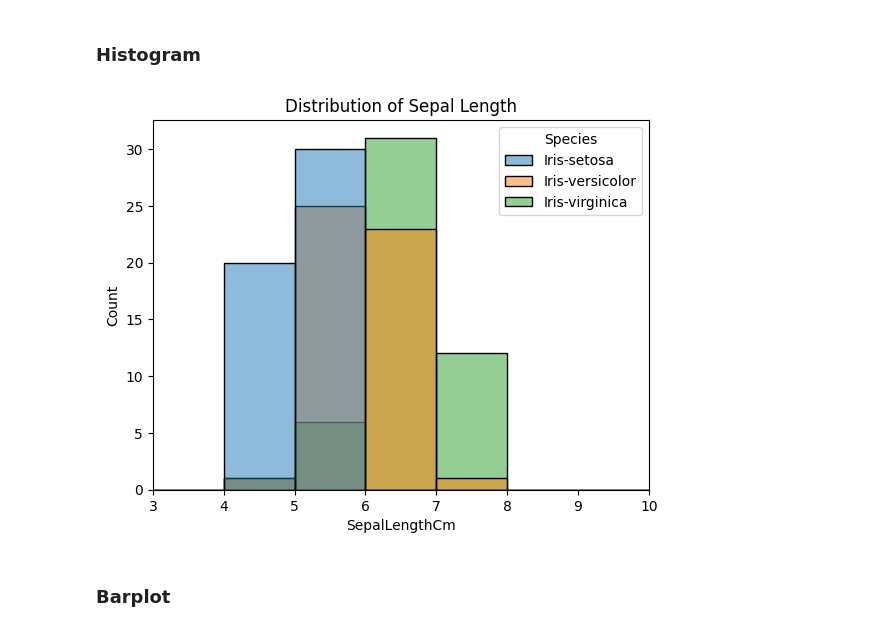
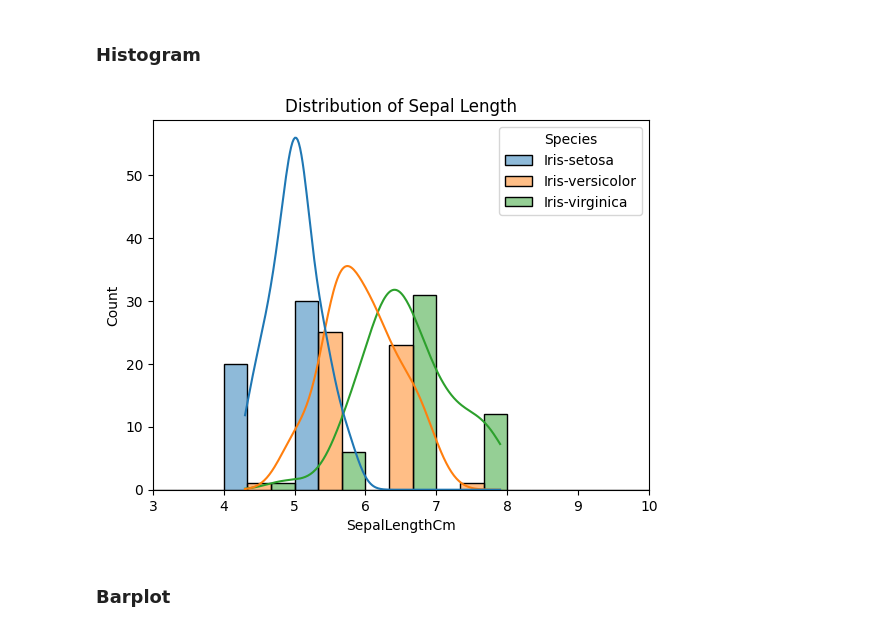
Before and after one commit to Tej1109/MLP_Pracs, a Jupyter notebook: Tejas_MLP_Experiment_1.ipynb, the cells around one changed output. Saved outputs shown, nothing was run; the diff lists cells and outputs as text; code cells hidden in the pictures.

```diff
--- a/Tejas_MLP_Experiment_1.ipynb
+++ b/Tejas_MLP_Experiment_1.ipynb
@@ -40,12 +40,12 @@ Text(0.5, 1.0, 'Checking Collinearity of SepalLength and SepalWidth')
 ### Histogram
 # %%
 # Here we can use histogram to see the distribution of Sepal Length species-wise
-sns.histplot(data = df2, x = "SepalLengthCm", hue = "Species", bins = [i for i in range(2,11)])
+sns.histplot(data = df2, x = "SepalLengthCm", hue = "Species", kde = True, multiple = "dodge",bins = [i for i in range(2,11)])
 plt.xlim([3,10])
 plt.title("Distribution of Sepal Length")
 plt.show()
 # %% [output]
-[figure, old version]
+[figure, new version]
 # %% [markdown]
 ### Barplot
 # %%
```
